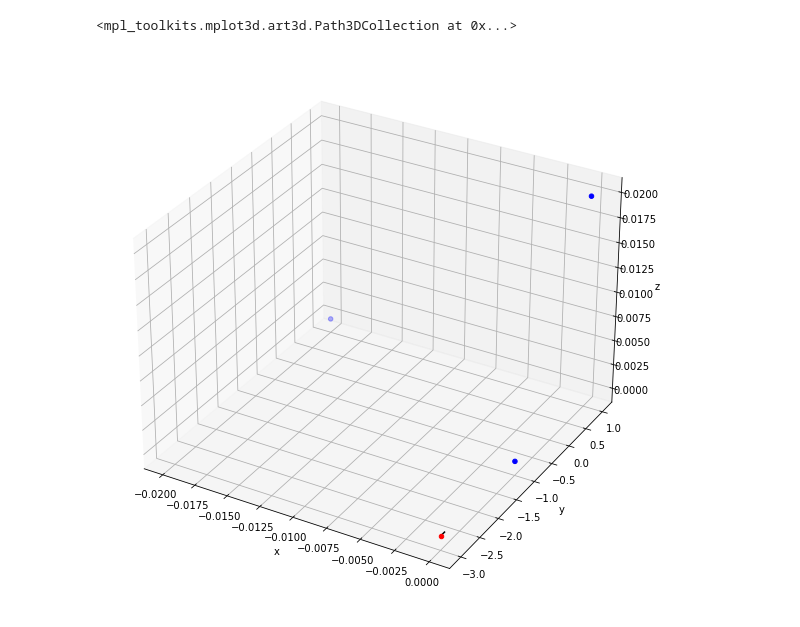
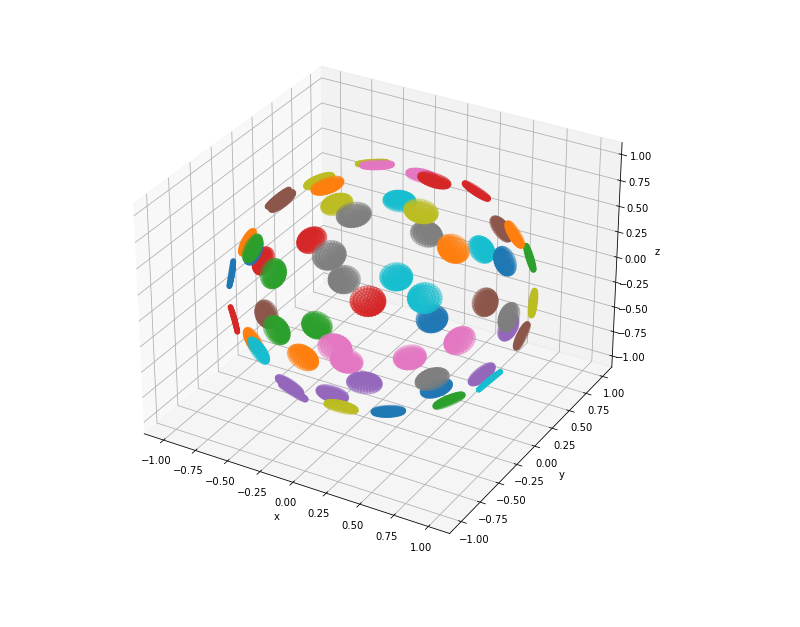
Before and after one commit to cepheid42/cuCBET, a Jupyter notebook: scratch.ipynb, the cells around one changed output. Cells and saved outputs as stored; diff of their text form; code cells hidden in the pictures.

```diff
--- a/scratch.ipynb
+++ b/scratch.ipynb
@@ -124,34 +71,27 @@ rays = np.asarray(rays)
 # %%
 bnum = 1
 beam = bigR * b_norms[bnum]
 b_rays = rays[bnum]
 
-line = np.arange(bigR - 5 * dR, bigR, dR)
-beam_line = np.asarray([b_norms[bnum, :] for i in range(6)]) * line[:, None]
-
-# fig = plt.figure(figsize=(12, 10))
-# ax = fig.add_subplot(111)
-# ax.set_aspect('equal')
-# # ax.plot(beam_line[:, 0], beam_line[:, 2], color='k')
-# ax.plot(b_rays[:2, 2], b_rays[:2, 1], 'bo-', label='b0-e1')
-# ax.plot(b_rays[::2, 2], b_rays[::2, 1], 'ro-', label='b0-e2')
-# ax.legend()
+# line = np.arange(bigR - 5 * dR, bigR, dR)
+# beam_line = np.asarray([b_norms[bnum, :] for i in range(6)]) * line[:, None]
 
 fig = plt.figure(figsize=(12, 10))
 ax = fig.add_subplot(111, projection='3d')
 ax.set_xlabel('x')
 ax.set_ylabel('y')
 ax.set_zlabel('z')
-ax.plot(beam_line[:, 0], beam_line[:, 1], beam_line[:, 2], color='k')
-ax.scatter(beam[0], beam[1], beam[2] , color='r')
-ax.scatter(b_rays[:, 0], b_rays[:, 1], b_rays[:, 2], color='b')
+# # ax.plot(beam_line[:, 0], beam_line[:, 1], beam_line[:, 2], color='k')
+# ax.scatter(beam[0], beam[1], beam[2] , color='r')
+# ax.scatter(b_rays[:, 0], b_rays[:, 1], b_rays[:, 2], color='b')
 
-# ax.scatter(beam[:, 0], beam[:, 1], beam[:, 2], color='r')
-# for r in rays:
-#   ax.scatter(r[:, 0], r[:, 1], r[:, 2], color='b')
+
+allBeams = bigR * b_norms
+# ax.scatter(allBeams[:, 0], allBeams[:, 1], allBeams[:, 2], color='r')
+for r in rays:
+  ax.scatter(r[:, 0], r[:, 1], r[:, 2]) #, color='b', s=1)
 # %% [output]
-<mpl_toolkits.mplot3d.art3d.Path3DCollection at 0x...>
-[figure, old version]
+[figure, new version]
 # %%
 fig = plt.figure(figsize=(12, 10))
 ax = fig.add_subplot(111, projection='3d')
```
Also changed, not shown: parts of 2 cells of this notebook.
